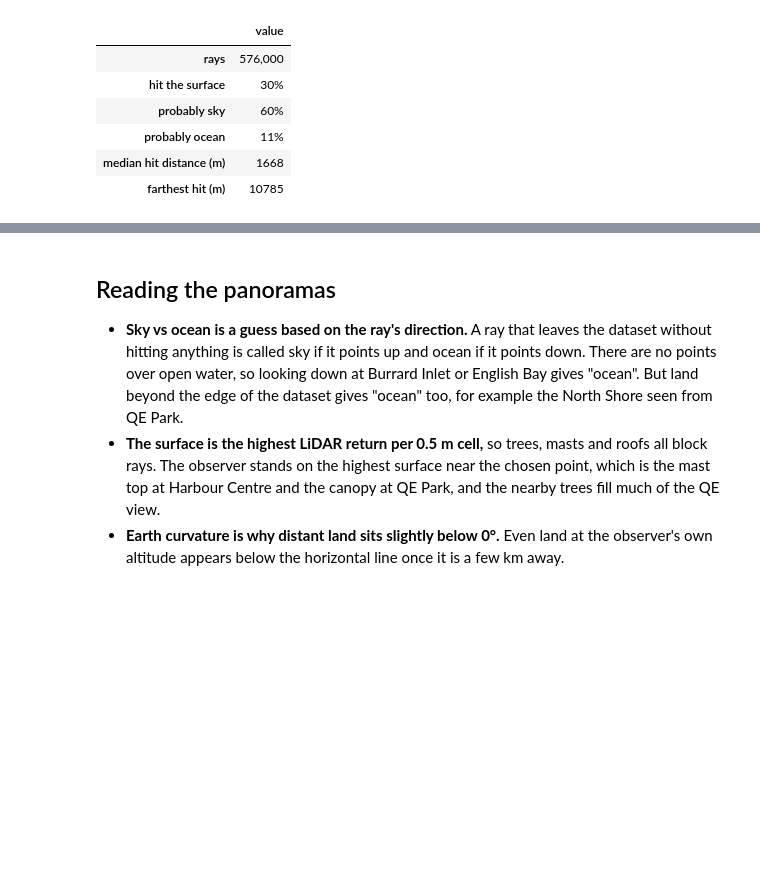
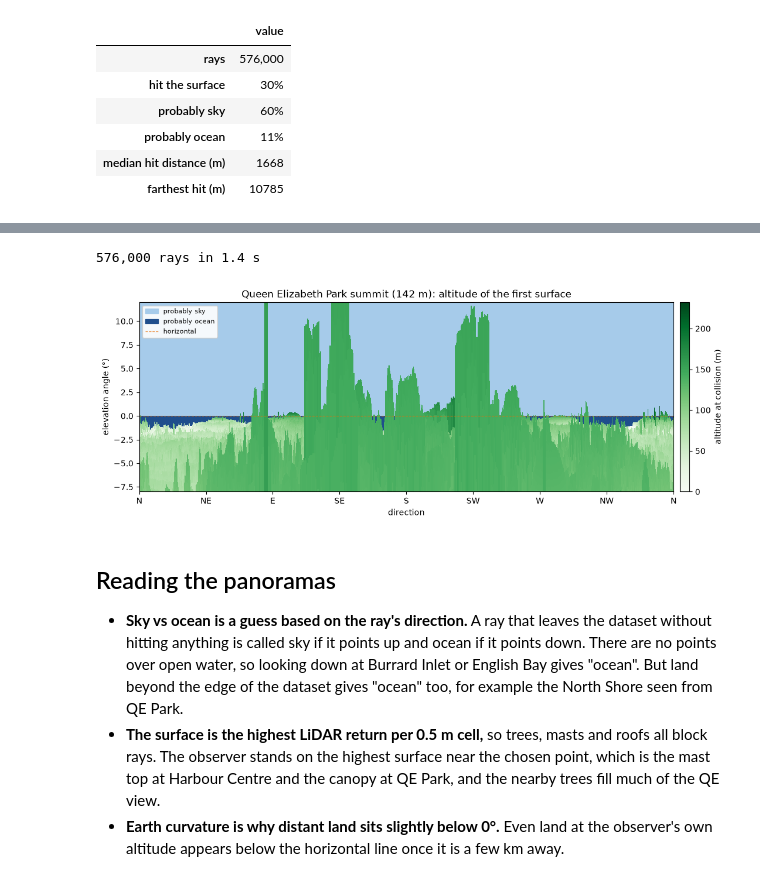
Before and after one commit to cau777/viewfinder, a Jupyter notebook: notebooks/ray-collisions.ipynb, the cells around one changed output, grey strips where cells are left out. Saved outputs shown, nothing was run; the diff lists cells and outputs as text; code cells hidden in the pictures; blank space fills up the shorter version.

```diff
--- a/notebooks/ray-collisions.ipynb
+++ b/notebooks/ray-collisions.ipynb
@@ -122,18 +122,18 @@ def panorama(x, y, altitude, n_bearings=1440, min_elevation=-8.0, max_elevation=
     return np.array(columns).T[::-1], (0, 360, min_elevation, max_elevation)
 
 
-def show_panorama(image, extent, title):
+def show_panorama(image, extent, title, cmap=distance_cmap, norm=LogNorm(1.0, 10_000.0), label="distance to first hit (m)"):
     # Sky/ocean become values just outside the colour range so the colormap paints them with its over/under colours
-    vmin, vmax = 1.0, 10_000.0
-    shown = np.where(np.isposinf(image), vmax * 10, np.where(np.isneginf(image), vmin / 10, np.clip(image, vmin, vmax)))
+    over, under = float(norm.inverse(1.5)), float(norm.inverse(-0.5))
+    shown = np.where(np.isposinf(image), over, np.where(np.isneginf(image), under, np.clip(image, norm.vmin, norm.vmax)))
     fig, ax = plt.subplots(figsize=(14, 4.2))
-    im = ax.imshow(shown, cmap=distance_cmap, norm=LogNorm(vmin, vmax), extent=extent, aspect="auto", interpolation="nearest")
+    im = ax.imshow(shown, cmap=cmap, norm=norm, extent=extent, aspect="auto", interpolation="nearest")
     ax.axhline(0, color="#e8710a", lw=0.8, ls="--")
     ax.set_xticks(range(0, 361, 45), ["N", "NE", "E", "SE", "S", "SW", "W", "NW", "N"])
     ax.set_xlabel("direction")
     ax.set_ylabel("elevation angle (°)")
     ax.set_title(title)
-    fig.colorbar(im, ax=ax, label="distance to first hit (m)", pad=0.01)
+    fig.colorbar(im, ax=ax, label=label, pad=0.01)
     ax.legend(handles=[Patch(color=SKY, label="probably sky"), Patch(color=OCEAN, label="probably ocean"),
                        plt.Line2D([], [], color="#e8710a", lw=0.8, ls="--", label="horizontal")],
               loc="upper left", fontsize=8, framealpha=0.9)
@@ -186,3 +190,22 @@ summary(image)
+# %%
+def altitude_panorama(x, y, altitude, n_bearings=1440, min_elevation=-8.0, max_elevation=12.0, n_elevations=400):
+    """Altitude of the surface hit for every (elevation, bearing); rows top = highest elevation. inf = sky, -inf = ocean."""
+    columns = rt.ray_collisions_around(x, y, altitude, math.radians(min_elevation), math.radians(max_elevation), n_elevations,
+                                       0.0, 2 * math.pi, n_bearings)
+    image = np.array([[r.altitude_at_collision if isinstance(r, RayResult.Collision) else
+                       math.inf if isinstance(r, RayResult.Sky) else -math.inf for r in column] for column in columns])
+    return image.T[::-1], (0, 360, min_elevation, max_elevation)
+
+
+altitude_cmap = plt.get_cmap("Greens").with_extremes(over=SKY, under=OCEAN)
+start = time.perf_counter()
+altitudes, extent = altitude_panorama(qx, qy, qe_altitude + EYE_HEIGHT)
+print(f"{altitudes.size:,} rays in {time.perf_counter() - start:.1f} s")
+show_panorama(altitudes, extent, f"Queen Elizabeth Park summit ({qe_altitude + EYE_HEIGHT:.0f} m): altitude of the first surface",
+              cmap=altitude_cmap, norm=Normalize(0, altitudes[np.isfinite(altitudes)].max()), label="altitude at collision (m)")
+# %% [output]
+576,000 rays in 1.4 s
+[figure, added]
 # %% [markdown]
 ## Reading the panoramas
 
```
Also changed, not shown: parts of 3 cells of this notebook.
